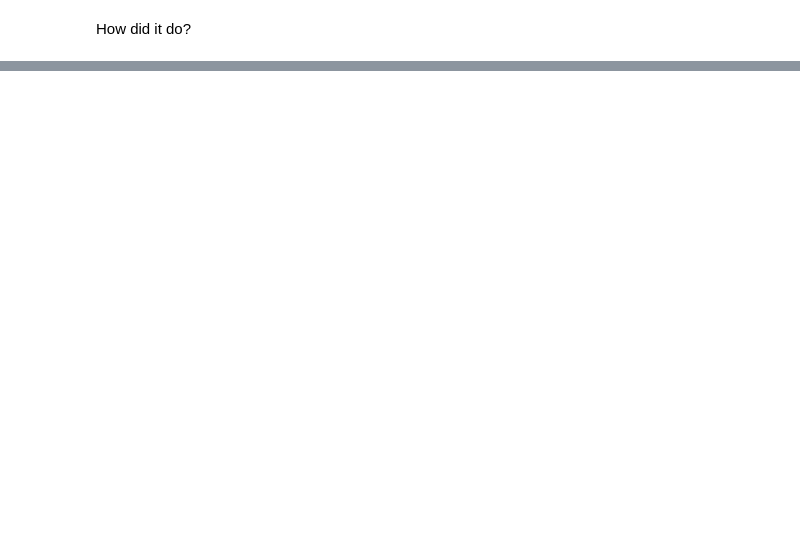
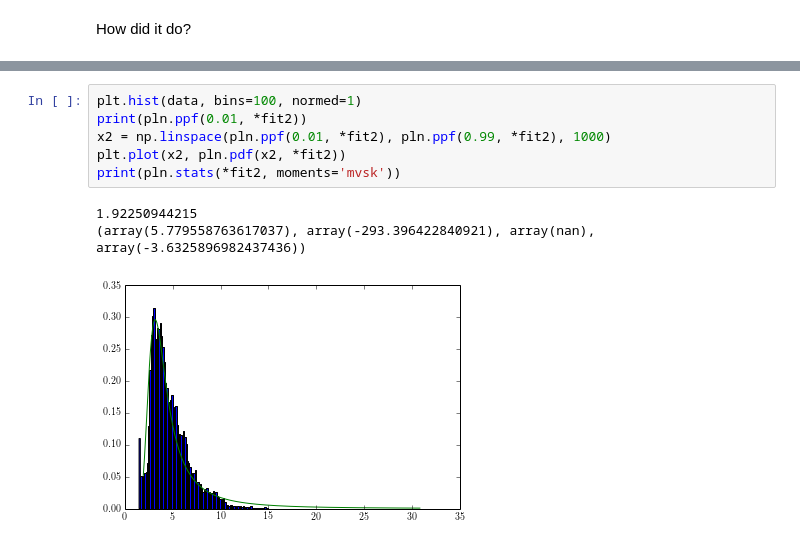
Before and after one commit to Astroua/plndist, a Jupyter notebook: DPLogNorm.ipynb, the cells around one changed output, grey strips where cells are left out. Cells and saved outputs as stored; diff of their text form; blank space fills up the shorter version.

```diff
--- a/DPLogNorm.ipynb
+++ b/DPLogNorm.ipynb
@@ -68,0 +88,10 @@ plt.plot(x, dpln.pdf(x, *fit))
+# %%
+plt.hist(data, bins=100, normed=1)
+print(pln.ppf(0.01, *fit2))
+x2 = np.linspace(pln.ppf(0.01, *fit2), pln.ppf(0.99, *fit2), 1000)
+plt.plot(x2, pln.pdf(x2, *fit2))
+print(pln.stats(*fit2, moments='mvsk'))
+# %% [output]
+1.92250944215
+(array(5.779558763617037), array(-293.396422840921), array(nan), array(-3.6325896982437436))
+[figure, added]
```
Also changed, not shown: parts of 14 cells of this notebook, 2 other files.
